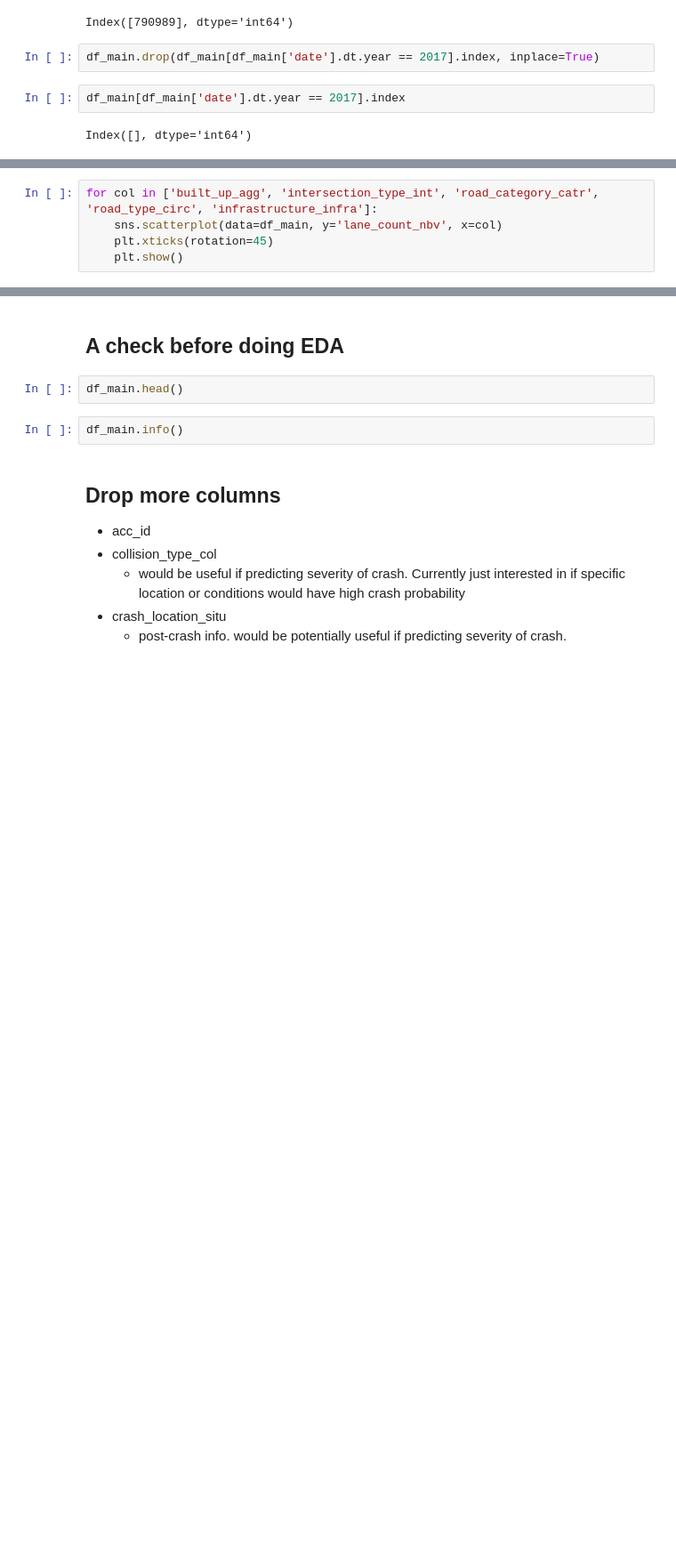
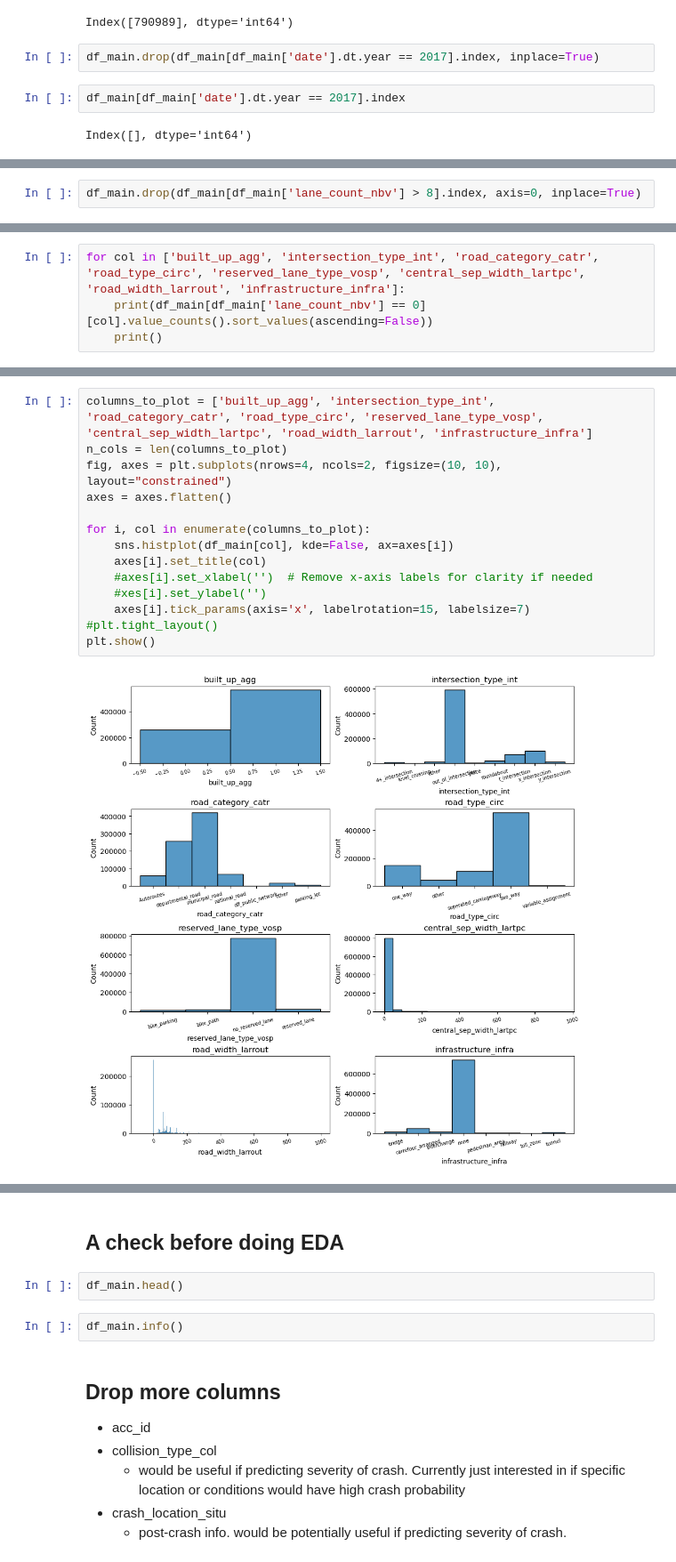
Before and after one commit to August-JF-Perez/AugustP_Crash_Location_Characterization, a Jupyter notebook: Capstone 3 Data Wrangling and EDA.ipynb, the cells around one changed output, grey strips where cells are left out. Shown at 89% size. Cells and saved outputs as stored; diff of their text form; blank space fills up the shorter version.

```diff
--- a/Capstone 3 Data Wrangling and EDA.ipynb
+++ b/Capstone 3 Data Wrangling and EDA.ipynb
@@ -2020,5 +1952,0 @@ df_main[(df_main['date'].dt.year == 2009) & (df_main['lane_count_nbv'] > 6)][[
-# %%
-for col in ['built_up_agg', 'intersection_type_int', 'road_category_catr', 'road_type_circ', 'infrastructure_infra']:
-    sns.scatterplot(data=df_main, y='lane_count_nbv', x=col)
-    plt.xticks(rotation=45)
-    plt.show()
@@ -2030,0 +1964,2 @@ for col in ['built_up_agg', 'intersection_type_int', 'road_category_catr', 'road
+# %%
+df_main.drop(df_main[df_main['lane_count_nbv'] > 8].index, axis=0, inplace=True)
@@ -2030,0 +1995,4 @@ for col in ['built_up_agg', 'intersection_type_int', 'road_category_catr', 'road
+# %%
+for col in ['built_up_agg', 'intersection_type_int', 'road_category_catr', 'road_type_circ', 'reserved_lane_type_vosp', 'central_sep_width_lartpc', 'road_width_larrout', 'infrastructure_infra']:
+    print(df_main[df_main['lane_count_nbv'] == 0][col].value_counts().sort_values(ascending=False))
+    print()
@@ -2030,0 +2017,16 @@ for col in ['built_up_agg', 'intersection_type_int', 'road_category_catr', 'road
+# %%
+columns_to_plot = ['built_up_agg', 'intersection_type_int', 'road_category_catr', 'road_type_circ', 'reserved_lane_type_vosp', 'central_sep_width_lartpc', 'road_width_larrout', 'infrastructure_infra']
+n_cols = len(columns_to_plot)
+fig, axes = plt.subplots(nrows=4, ncols=2, figsize=(10, 10), layout="constrained")
+axes = axes.flatten()
+
+for i, col in enumerate(columns_to_plot):
+    sns.histplot(df_main[col], kde=False, ax=axes[i])
+    axes[i].set_title(col)
+    #axes[i].set_xlabel('')  # Remove x-axis labels for clarity if needed
+    #xes[i].set_ylabel('')
+    axes[i].tick_params(axis='x', labelrotation=15, labelsize=7)
+#plt.tight_layout()
+plt.show()
+# %% [output]
+[figure, added]
```
Also changed, not shown: parts of 30 cells of this notebook.
